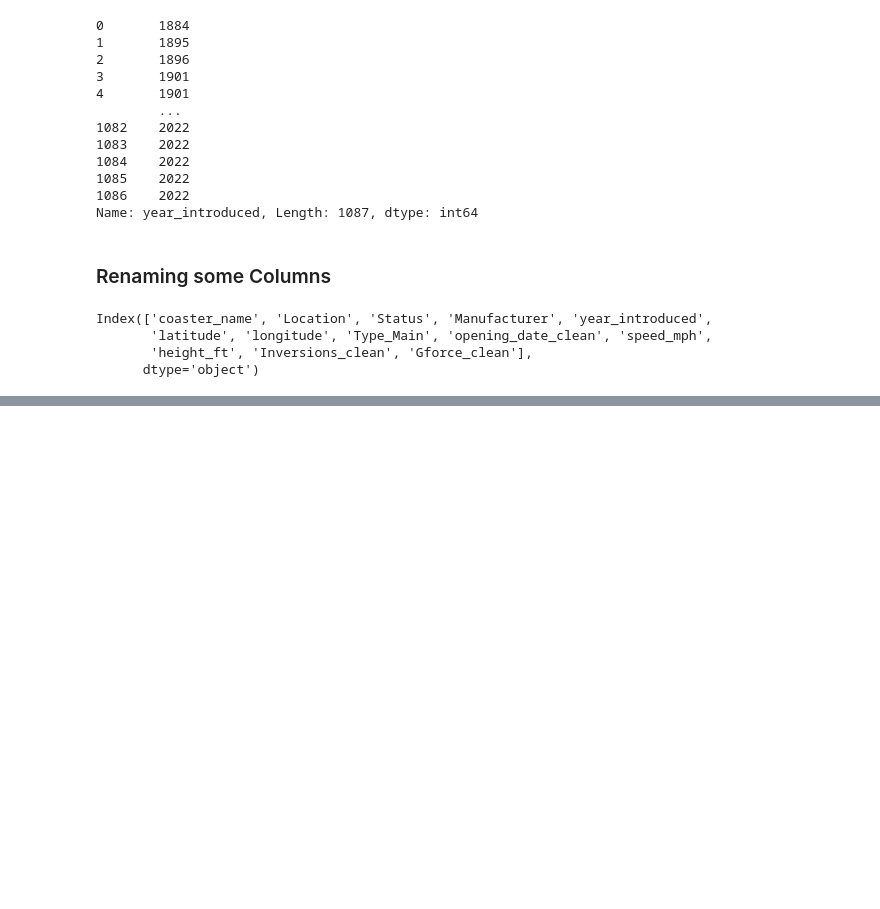
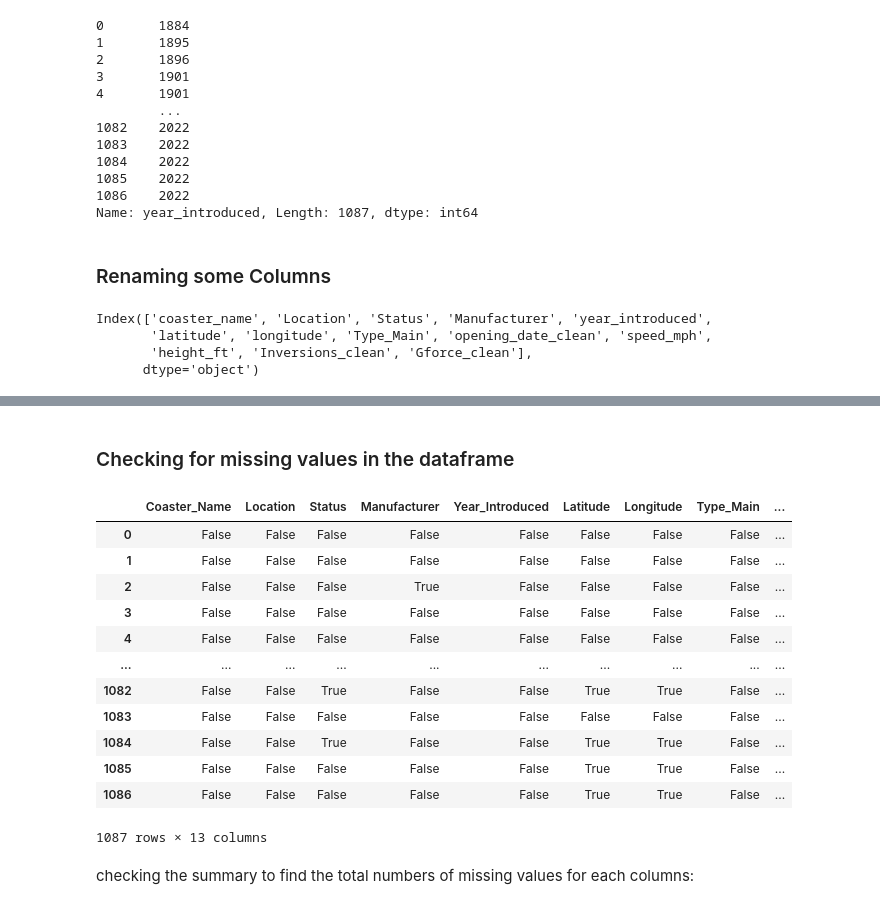
Before and after one commit to Omagbs/Exploratory-Data-Analysis, a Jupyter notebook: Roller Coasters EDA/Untitled.ipynb, the cells around one changed output, grey strips where cells are left out. Saved outputs shown, nothing was run; the diff lists cells and outputs as text; code cells hidden in the pictures; blank space fills up the shorter version.

```diff
--- a/Roller Coasters EDA/Untitled.ipynb
+++ b/Roller Coasters EDA/Untitled.ipynb
@@ -276,0 +272,20 @@ df.rename(columns = {'coaster_name':'Coaster_Name','opening_date_clean':'Opening
+# %% [markdown]
+### Checking for missing values in the dataframe
+# %%
+df.isna()
+# %% [output]
+|  | Coaster_Name | Location | Status | Manufacturer | Year_Introduced | Latitude | Longitude | Type_Main | ... |
+| 0 | False | False | False | False | False | False | False | False | ... |
+| 1 | False | False | False | False | False | False | False | False | ... |
+| 2 | False | False | False | True | False | False | False | False | ... |
+| 3 | False | False | False | False | False | False | False | False | ... |
+| 4 | False | False | False | False | False | False | False | False | ... |
+| ... | ... | ... | ... | ... | ... | ... | ... | ... | ... |
+| 1082 | False | False | True | False | False | True | True | False | ... |
+| 1083 | False | False | False | False | False | False | False | False | ... |
+| 1084 | False | False | True | False | False | True | True | False | ... |
+| 1085 | False | False | False | False | False | True | True | False | ... |
+| 1086 | False | False | False | False | False | True | True | False | ... |
+1087 rows × 13 columns
+# %% [markdown]
+checking the summary to find the total numbers of missing values for each columns:
```
Also changed, not shown: parts of 33 cells of this notebook.
